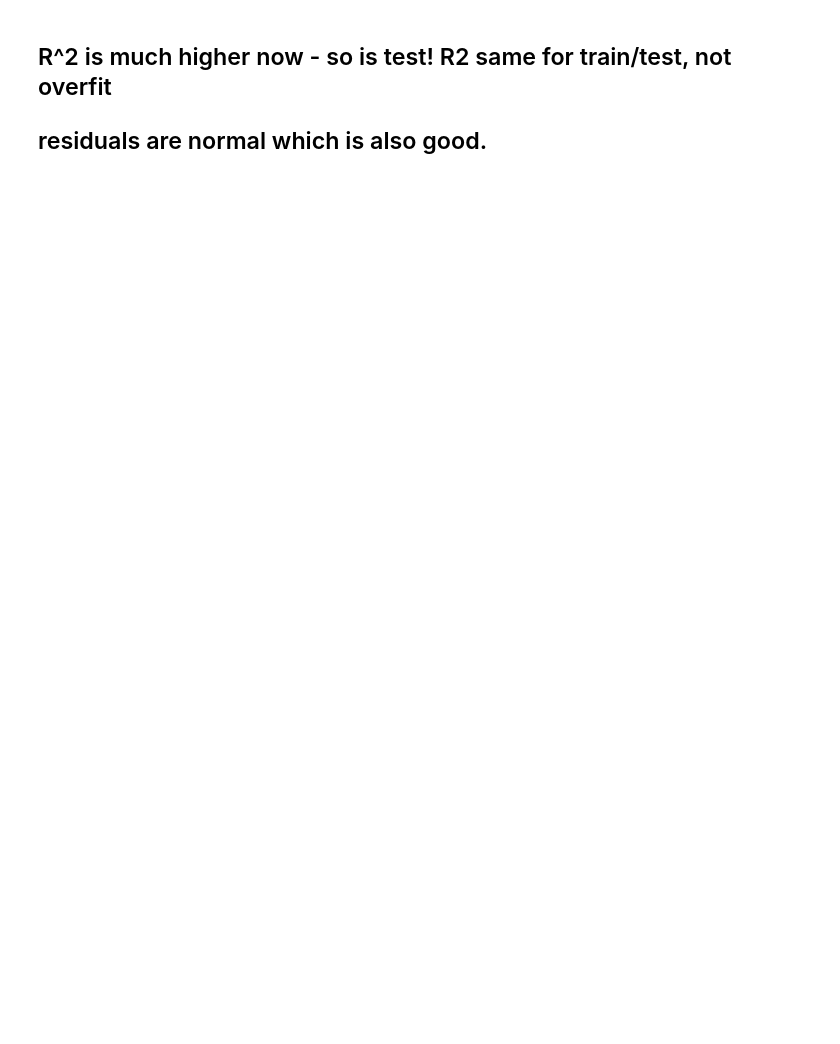
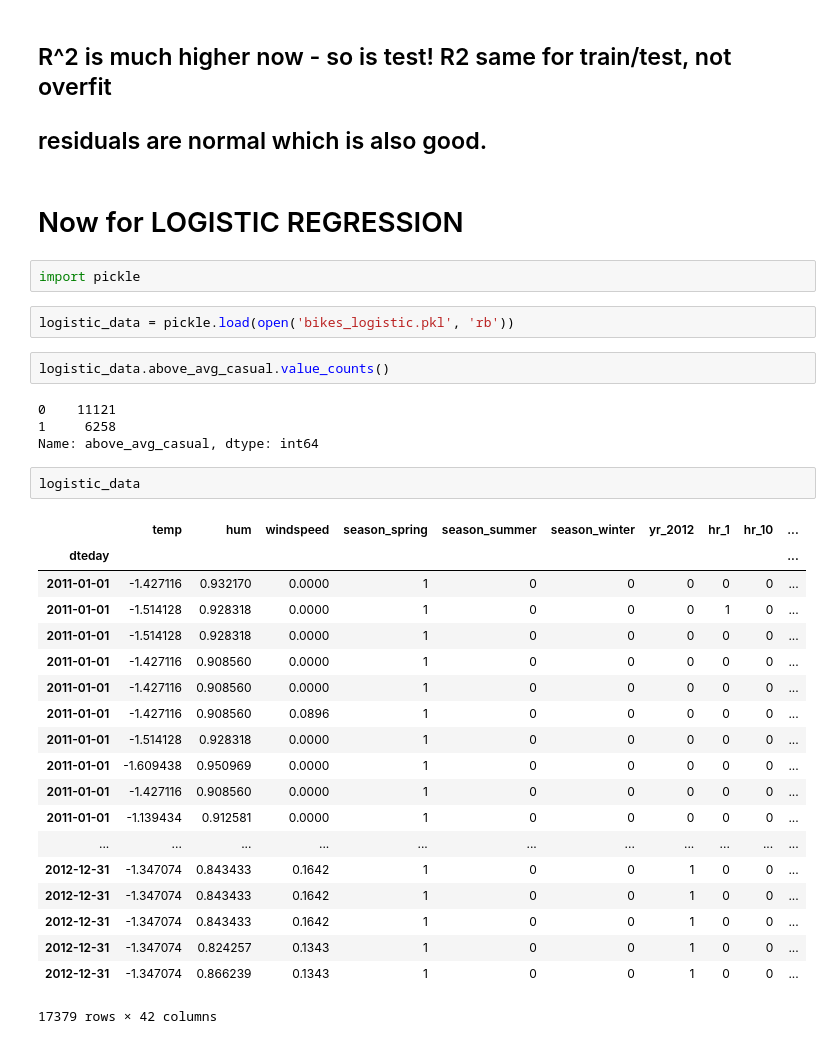
Before and after one commit to mzhou356/bike-sharing-regression, a Jupyter notebook: joe_bike_share_notebook.ipynb, the cells around one changed output. Cells and saved outputs as stored; diff of their text form; blank space fills up the shorter version.

```diff
--- a/joe_bike_share_notebook.ipynb
+++ b/joe_bike_share_notebook.ipynb
@@ -251,3 +251,37 @@ array([[<matplotlib.axes._subplots.AxesSubplot object at 0x...>]],
 # %% [markdown]
 ## R^2 is much higher now - so is test!  R2 same for train/test, not overfit
 ## residuals are normal which is also good.
+# %% [markdown]
+# Now for LOGISTIC REGRESSION
+# %%
+import pickle
+# %%
+logistic_data = pickle.load(open('bikes_logistic.pkl', 'rb'))
+# %%
+logistic_data.above_avg_casual.value_counts()
+# %% [output]
+0    11121
+1     6258
+Name: above_avg_casual, dtype: int64
+# %%
+logistic_data
+# %% [output]
+|  | temp | hum | windspeed | season_spring | season_summer | season_winter | yr_2012 | hr_1 | hr_10 | ... |
+| dteday |  |  |  |  |  |  |  |  |  | ... |
+| 2011-01-01 | -1.427116 | 0.932170 | 0.0000 | 1 | 0 | 0 | 0 | 0 | 0 | ... |
+| 2011-01-01 | -1.514128 | 0.928318 | 0.0000 | 1 | 0 | 0 | 0 | 1 | 0 | ... |
+| 2011-01-01 | -1.514128 | 0.928318 | 0.0000 | 1 | 0 | 0 | 0 | 0 | 0 | ... |
+| 2011-01-01 | -1.427116 | 0.908560 | 0.0000 | 1 | 0 | 0 | 0 | 0 | 0 | ... |
+| 2011-01-01 | -1.427116 | 0.908560 | 0.0000 | 1 | 0 | 0 | 0 | 0 | 0 | ... |
+| 2011-01-01 | -1.427116 | 0.908560 | 0.0896 | 1 | 0 | 0 | 0 | 0 | 0 | ... |
+| 2011-01-01 | -1.514128 | 0.928318 | 0.0000 | 1 | 0 | 0 | 0 | 0 | 0 | ... |
+| 2011-01-01 | -1.609438 | 0.950969 | 0.0000 | 1 | 0 | 0 | 0 | 0 | 0 | ... |
+| 2011-01-01 | -1.427116 | 0.908560 | 0.0000 | 1 | 0 | 0 | 0 | 0 | 0 | ... |
+| 2011-01-01 | -1.139434 | 0.912581 | 0.0000 | 1 | 0 | 0 | 0 | 0 | 0 | ... |
+| ... | ... | ... | ... | ... | ... | ... | ... | ... | ... | ... |
+| 2012-12-31 | -1.347074 | 0.843433 | 0.1642 | 1 | 0 | 0 | 1 | 0 | 0 | ... |
+| 2012-12-31 | -1.347074 | 0.843433 | 0.1642 | 1 | 0 | 0 | 1 | 0 | 0 | ... |
+| 2012-12-31 | -1.347074 | 0.843433 | 0.1642 | 1 | 0 | 0 | 1 | 0 | 0 | ... |
+| 2012-12-31 | -1.347074 | 0.824257 | 0.1343 | 1 | 0 | 0 | 1 | 0 | 0 | ... |
+| 2012-12-31 | -1.347074 | 0.866239 | 0.1343 | 1 | 0 | 0 | 1 | 0 | 0 | ... |
+17379 rows × 42 columns
```
Also changed, not shown: parts of 9 cells of this notebook.
